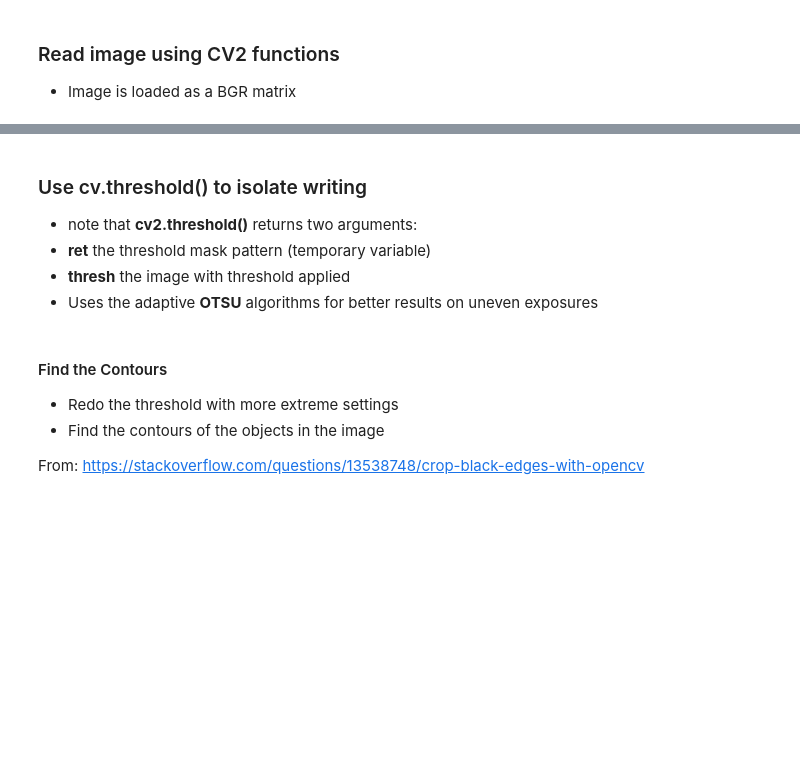
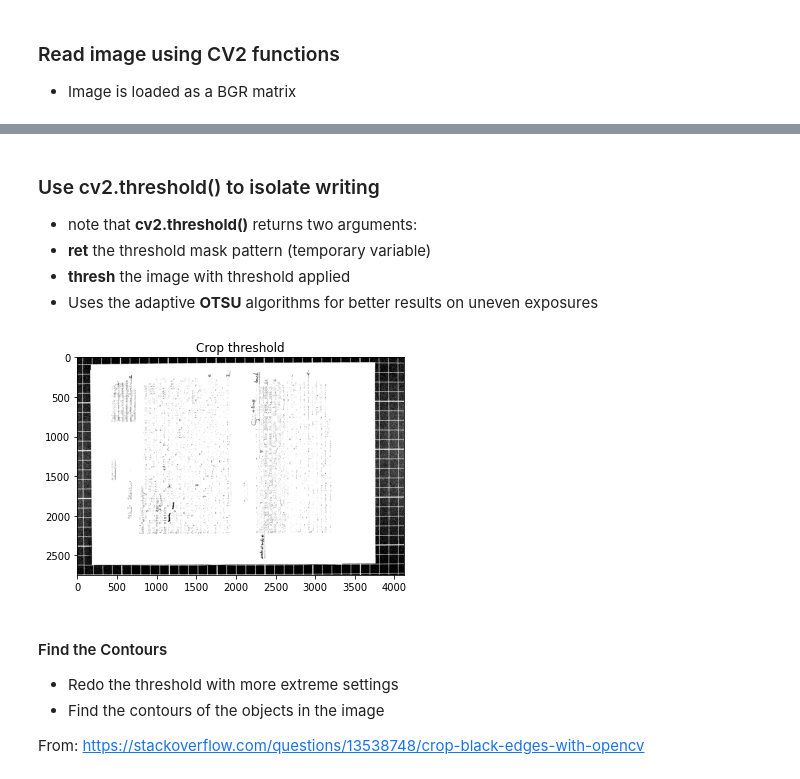
Before and after one commit to gbstringer/opencv-basic, a Jupyter notebook: basics01.ipynb, the cells around one changed output, grey strips where cells are left out. Cells and saved outputs as stored; diff of their text form; code cells hidden in the pictures; blank space fills up the shorter version.

```diff
--- a/basics01.ipynb
+++ b/basics01.ipynb
@@ -49,7 +58,7 @@ Convert image to greyscale
 # %%
 grey = cv2.cvtColor(img,cv2.COLOR_BGR2GRAY)
 # %% [markdown]
-### Use cv.threshold() to isolate writing
+### Use cv2.threshold() to isolate writing
 * note that **cv2.threshold()** returns two arguments:
  * **ret** the threshold mask pattern (temporary variable)
  * **thresh** the image with threshold applied
@@ -61,3 +68,8 @@ showbriefly(makethumb(thresh))
+# %%
+#showbriefly(makethumb(thresh))
+showinline(thresh, 'Crop threshold')
+# %% [output]
+[figure, added]
 # %% [markdown]
 #### Find the Contours
 * Redo the threshold with more extreme settings
```
Also changed, not shown: parts of 11 cells of this notebook, 3 other files.
